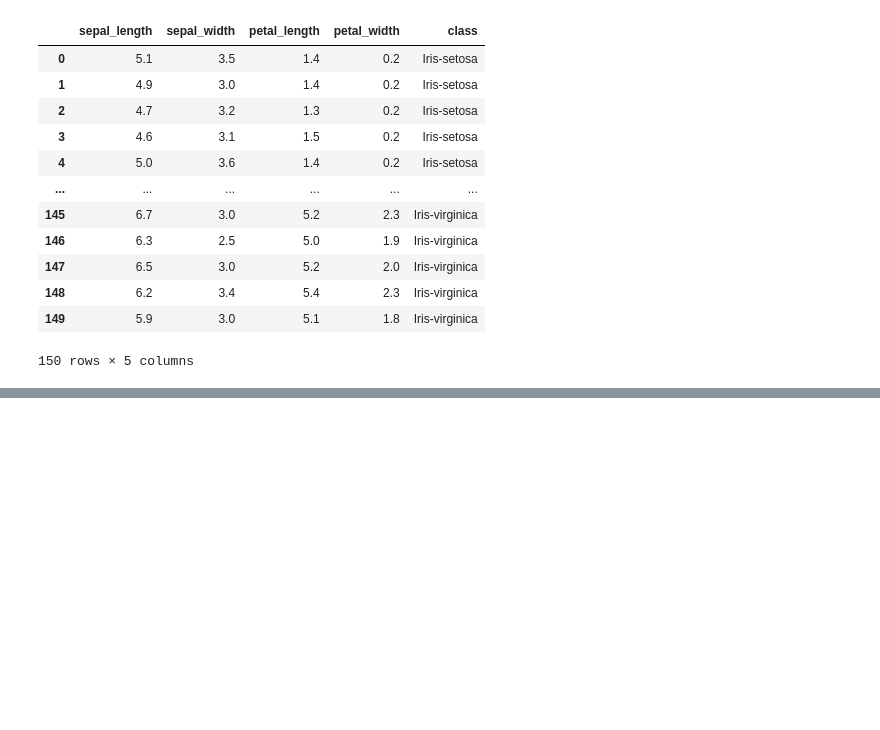
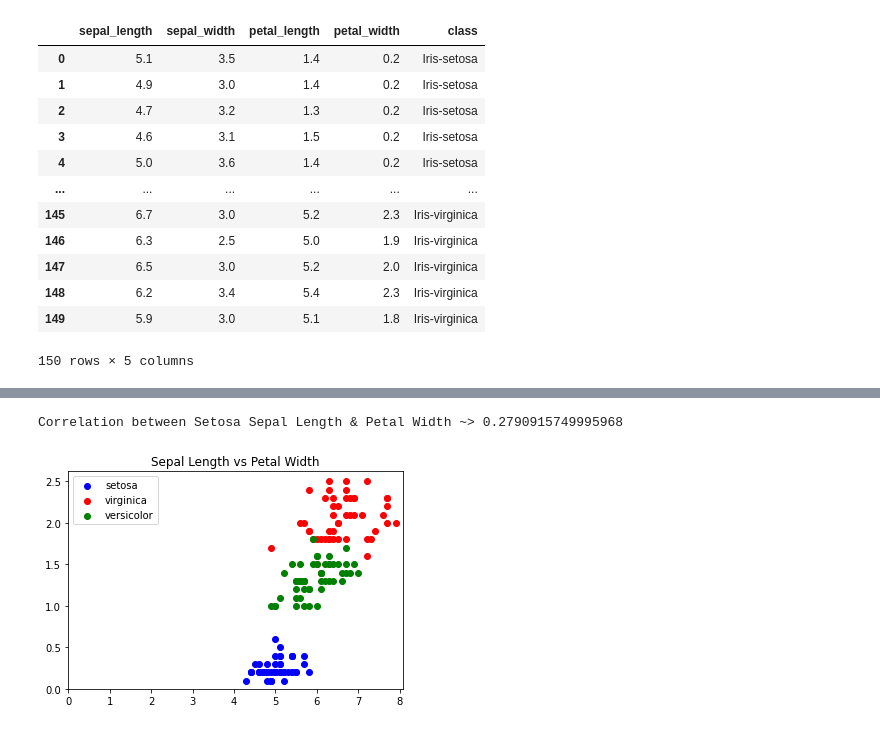
Before and after one commit to samdish7/COSC311, a Jupyter notebook: Labs/Lab3/Lab3.ipynb, the cells around one changed output, grey strips where cells are left out. Saved outputs shown, nothing was run; the diff lists cells and outputs as text; code cells hidden in the pictures; blank space fills up the shorter version.

```diff
--- a/Labs/Lab3/Lab3.ipynb
+++ b/Labs/Lab3/Lab3.ipynb
@@ -77,0 +139,21 @@ pp.legend(['setosa', 'viginica', 'versicolor'])
+# %%
+# sepal_length vs petal_width class
+pp.scatter(x = setosa['sepal_length'], y = setosa['petal_width'], color = 'b')
+pp.scatter(x = virginica['sepal_length'], y = virginica['petal_width'], color = 'r')
+pp.scatter(x = versicolor ['sepal_length'], y = versicolor ['petal_width'], color = 'g')
+pp.title("Sepal Length vs Petal Width")
+pp.legend(['setosa', 'virginica', 'versicolor'])
+pp.xlim(left = 0)
+pp.ylim(bottom = 0)
+
+corrSS = stats.corr(setosa['sepal_length'], setosa['petal_width'])
+print(f'Correlation between Setosa Sepal Length & Petal Width ~> {corrSS}')
+
+#corrSVI = stats.corr(virginica['sepal_length'], virginica['petal_length'])
+#print(f'Correlation between Virginica Sepal Length & Width ~> {corrSVI}')
+
+#corrSVE = stats.corr(setosa['sepal_length'], setosa['petal_length'])
+#print(f'Correlation between Versicolor Sepal Length & Width ~> {corrSVE}')
+# %% [output]
+Correlation between Setosa Sepal Length & Petal Width ~> 0.2790915749995968
+[figure, added]
```
Also changed, not shown: parts of 7 cells of this notebook.
